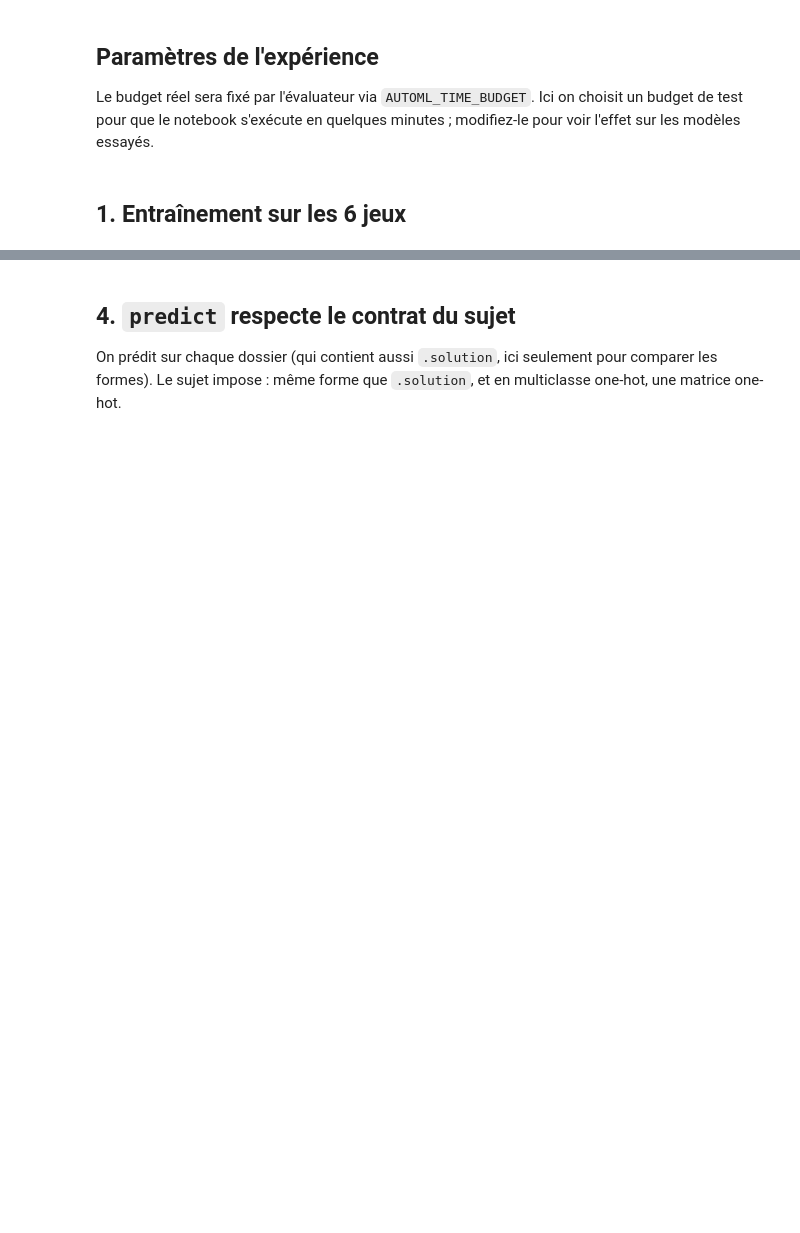
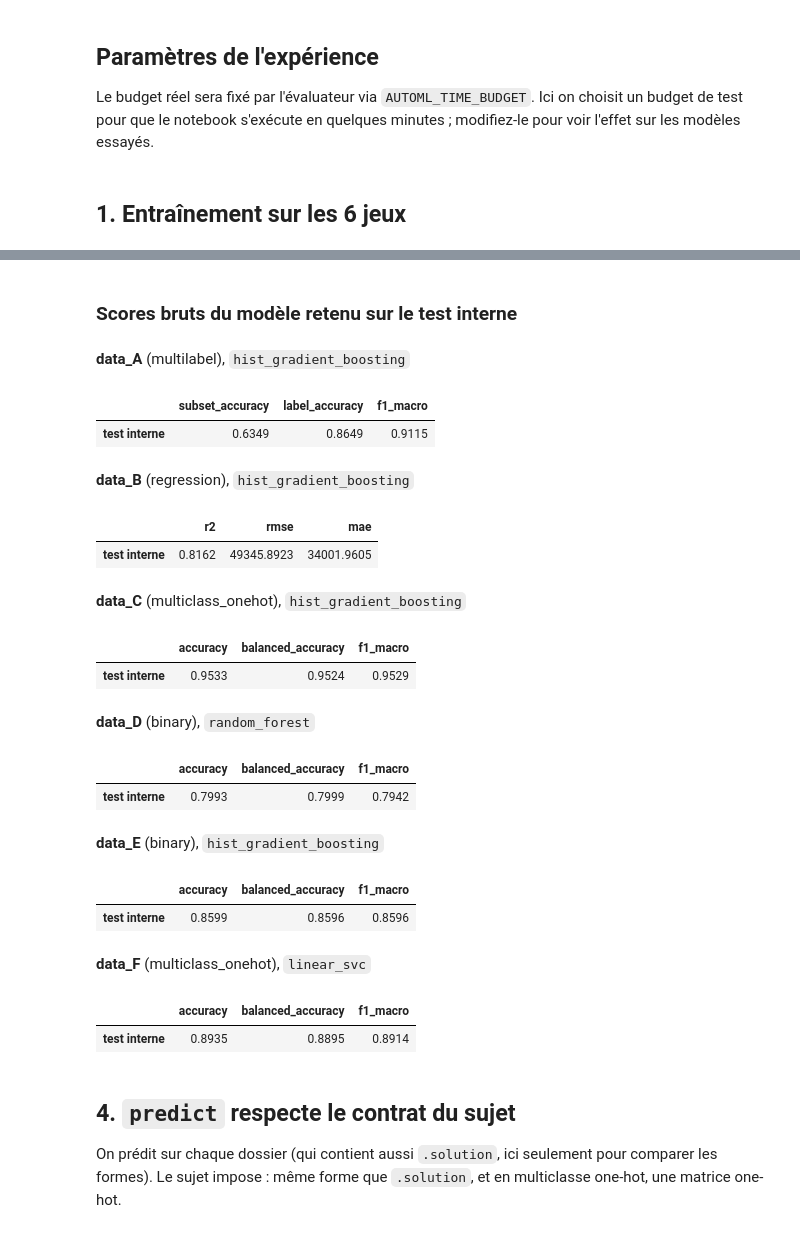
Before and after one commit to nkeoualionel1/AutoML, a Jupyter notebook: notebooks/05_etape3_modeles.ipynb, the cells around one changed output, grey strips where cells are left out. Drawn from its saved outputs; the diff is of its cells as text; code cells hidden in the pictures; blank space fills up the shorter version.

```diff
--- a/notebooks/05_etape3_modeles.ipynb
+++ b/notebooks/05_etape3_modeles.ipynb
@@ -112,3 +163,29 @@ tab
+# %% [markdown]
+### Scores bruts du modèle retenu sur le test interne
+# %%
+for nom, m in resultats.items():
+    brut = {k.replace("test_", ""): v for k, v in m.metrics.items() if k.startswith("test_") and k != "test_score"}
+    display(Markdown(f"**{nom}** ({m.task.task}), `{m.metrics['model']}`"))
+    display(pd.DataFrame([brut], index=["test interne"]))
+# %% [output]
+**data_A** (multilabel), `hist_gradient_boosting`
+|  | subset_accuracy | label_accuracy | f1_macro |
+| test interne | 0.6349 | 0.8649 | 0.9115 |
+**data_B** (regression), `hist_gradient_boosting`
+|  | r2 | rmse | mae |
+| test interne | 0.8162 | 49345.8923 | 34001.9605 |
+**data_C** (multiclass_onehot), `hist_gradient_boosting`
+|  | accuracy | balanced_accuracy | f1_macro |
+| test interne | 0.9533 | 0.9524 | 0.9529 |
+**data_D** (binary), `random_forest`
+|  | accuracy | balanced_accuracy | f1_macro |
+| test interne | 0.7993 | 0.7999 | 0.7942 |
+**data_E** (binary), `hist_gradient_boosting`
+|  | accuracy | balanced_accuracy | f1_macro |
+| test interne | 0.8599 | 0.8596 | 0.8596 |
+**data_F** (multiclass_onehot), `linear_svc`
+|  | accuracy | balanced_accuracy | f1_macro |
+| test interne | 0.8935 | 0.8895 | 0.8914 |
 # %% [markdown]
 ## 4. `predict` respecte le contrat du sujet
 
```
Also changed, not shown: parts of 12 cells of this notebook.
